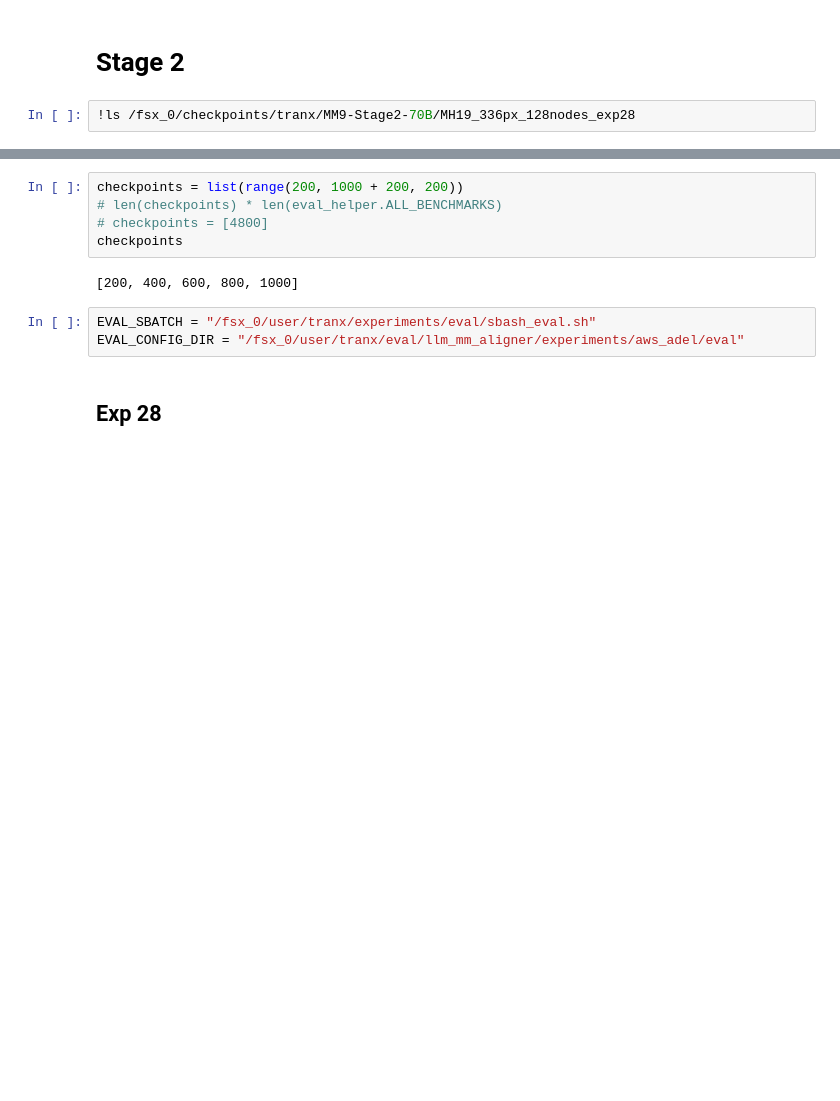
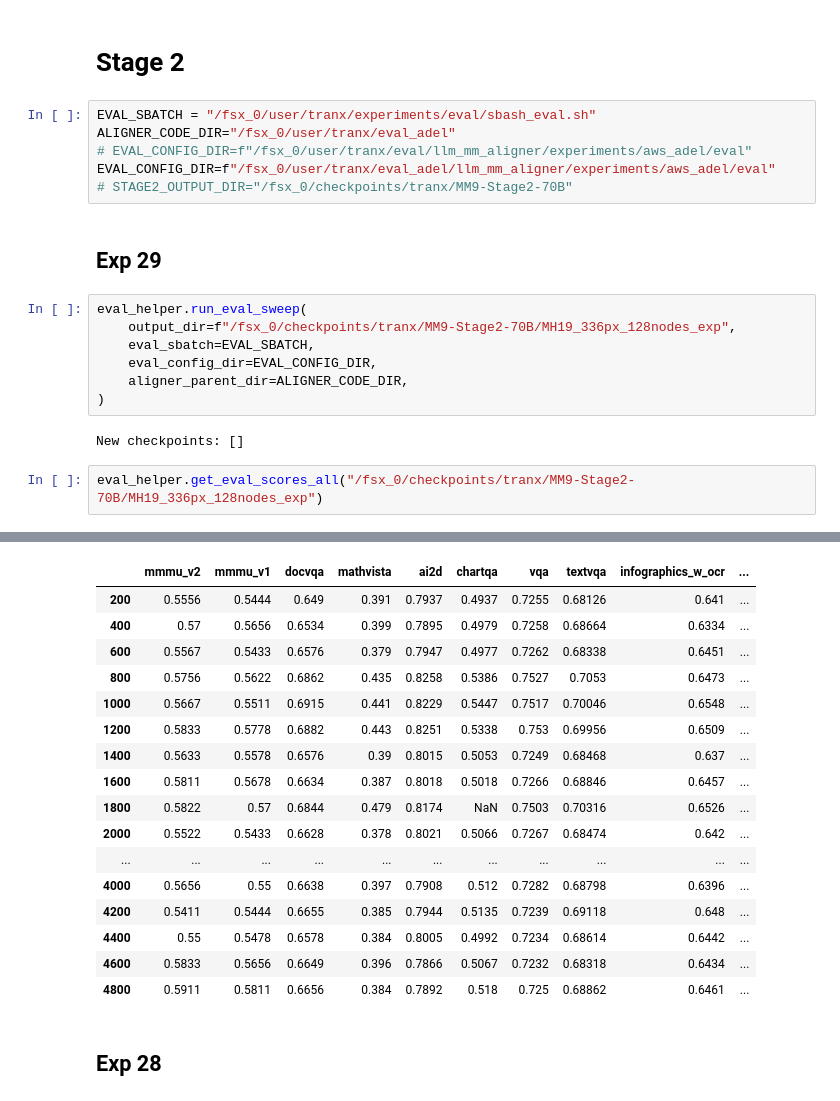
Before and after one commit to harrytranx/experiments, a Jupyter notebook: eval.ipynb, the cells around one changed output, grey strips where cells are left out. Cells and saved outputs as stored; diff of their text form; blank space fills up the shorter version.

```diff
--- a/eval.ipynb
+++ b/eval.ipynb
@@ -347,6 +345,23 @@ Got result for mmbench - 10000
 | 10000 | 0.4744 | 0.4822 | 0.54 | 0.5432 | 0.348 | ... |
 # %% [markdown]
 # Stage 2
+# %%
+EVAL_SBATCH = "/fsx_0/user/tranx/experiments/eval/sbash_eval.sh"
+ALIGNER_CODE_DIR="/fsx_0/user/tranx/eval_adel"
+# EVAL_CONFIG_DIR=f"/fsx_0/user/tranx/eval/llm_mm_aligner/experiments/aws_adel/eval"
+EVAL_CONFIG_DIR=f"/fsx_0/user/tranx/eval_adel/llm_mm_aligner/experiments/aws_adel/eval"
+# STAGE2_OUTPUT_DIR="/fsx_0/checkpoints/tranx/MM9-Stage2-70B"
+# %% [markdown]
+## Exp 29
+# %%
+eval_helper.run_eval_sweep(
+    output_dir=f"/fsx_0/checkpoints/tranx/MM9-Stage2-70B/MH19_336px_128nodes_exp",
+    eval_sbatch=EVAL_SBATCH,
+    eval_config_dir=EVAL_CONFIG_DIR,
+    aligner_parent_dir=ALIGNER_CODE_DIR,
+)
+# %% [output]
+New checkpoints: []
 # %%
-!ls /fsx_0/checkpoints/tranx/MM9-Stage2-70B/MH19_336px_128nodes_exp28
+eval_helper.get_eval_scores_all("/fsx_0/checkpoints/tranx/MM9-Stage2-70B/MH19_336px_128nodes_exp")
 # %% [output]
@@ -355,12 +385,19 @@ checkpoint-1200  checkpoint-200   checkpoint-600  runs
+|  | mmmu_v2 | mmmu_v1 | docvqa | mathvista | ai2d | chartqa | vqa | textvqa | infographics_w_ocr | ... |
+| 200 | 0.5556 | 0.5444 | 0.649 | 0.391 | 0.7937 | 0.4937 | 0.7255 | 0.68126 | 0.641 | ... |
+| 400 | 0.57 | 0.5656 | 0.6534 | 0.399 | 0.7895 | 0.4979 | 0.7258 | 0.68664 | 0.6334 | ... |
+| 600 | 0.5567 | 0.5433 | 0.6576 | 0.379 | 0.7947 | 0.4977 | 0.7262 | 0.68338 | 0.6451 | ... |
+| 800 | 0.5756 | 0.5622 | 0.6862 | 0.435 | 0.8258 | 0.5386 | 0.7527 | 0.7053 | 0.6473 | ... |
+| 1000 | 0.5667 | 0.5511 | 0.6915 | 0.441 | 0.8229 | 0.5447 | 0.7517 | 0.70046 | 0.6548 | ... |
+| 1200 | 0.5833 | 0.5778 | 0.6882 | 0.443 | 0.8251 | 0.5338 | 0.753 | 0.69956 | 0.6509 | ... |
+| 1400 | 0.5633 | 0.5578 | 0.6576 | 0.39 | 0.8015 | 0.5053 | 0.7249 | 0.68468 | 0.637 | ... |
+| 1600 | 0.5811 | 0.5678 | 0.6634 | 0.387 | 0.8018 | 0.5018 | 0.7266 | 0.68846 | 0.6457 | ... |
+| 1800 | 0.5822 | 0.57 | 0.6844 | 0.479 | 0.8174 | NaN | 0.7503 | 0.70316 | 0.6526 | ... |
+| 2000 | 0.5522 | 0.5433 | 0.6628 | 0.378 | 0.8021 | 0.5066 | 0.7267 | 0.68474 | 0.642 | ... |
+| ... | ... | ... | ... | ... | ... | ... | ... | ... | ... | ... |
+| 4000 | 0.5656 | 0.55 | 0.6638 | 0.397 | 0.7908 | 0.512 | 0.7282 | 0.68798 | 0.6396 | ... |
+| 4200 | 0.5411 | 0.5444 | 0.6655 | 0.385 | 0.7944 | 0.5135 | 0.7239 | 0.69118 | 0.648 | ... |
+| 4400 | 0.55 | 0.5478 | 0.6578 | 0.384 | 0.8005 | 0.4992 | 0.7234 | 0.68614 | 0.6442 | ... |
+| 4600 | 0.5833 | 0.5656 | 0.6649 | 0.396 | 0.7866 | 0.5067 | 0.7232 | 0.68318 | 0.6434 | ... |
+| 4800 | 0.5911 | 0.5811 | 0.6656 | 0.384 | 0.7892 | 0.518 | 0.725 | 0.68862 | 0.6461 | ... |
-# %%
-checkpoints = list(range(200, 1000 + 200, 200))
-# len(checkpoints) * len(eval_helper.ALL_BENCHMARKS)
-# checkpoints = [4800]
-checkpoints
-# %% [output]
-[200, 400, 600, 800, 1000]
-# %%
-EVAL_SBATCH = "/fsx_0/user/tranx/experiments/eval/sbash_eval.sh"
-EVAL_CONFIG_DIR = "/fsx_0/user/tranx/eval/llm_mm_aligner/experiments/aws_adel/eval"
 # %% [markdown]
 ## Exp 28
```
Also changed, not shown: parts of 13 cells of this notebook, 7 other files.
